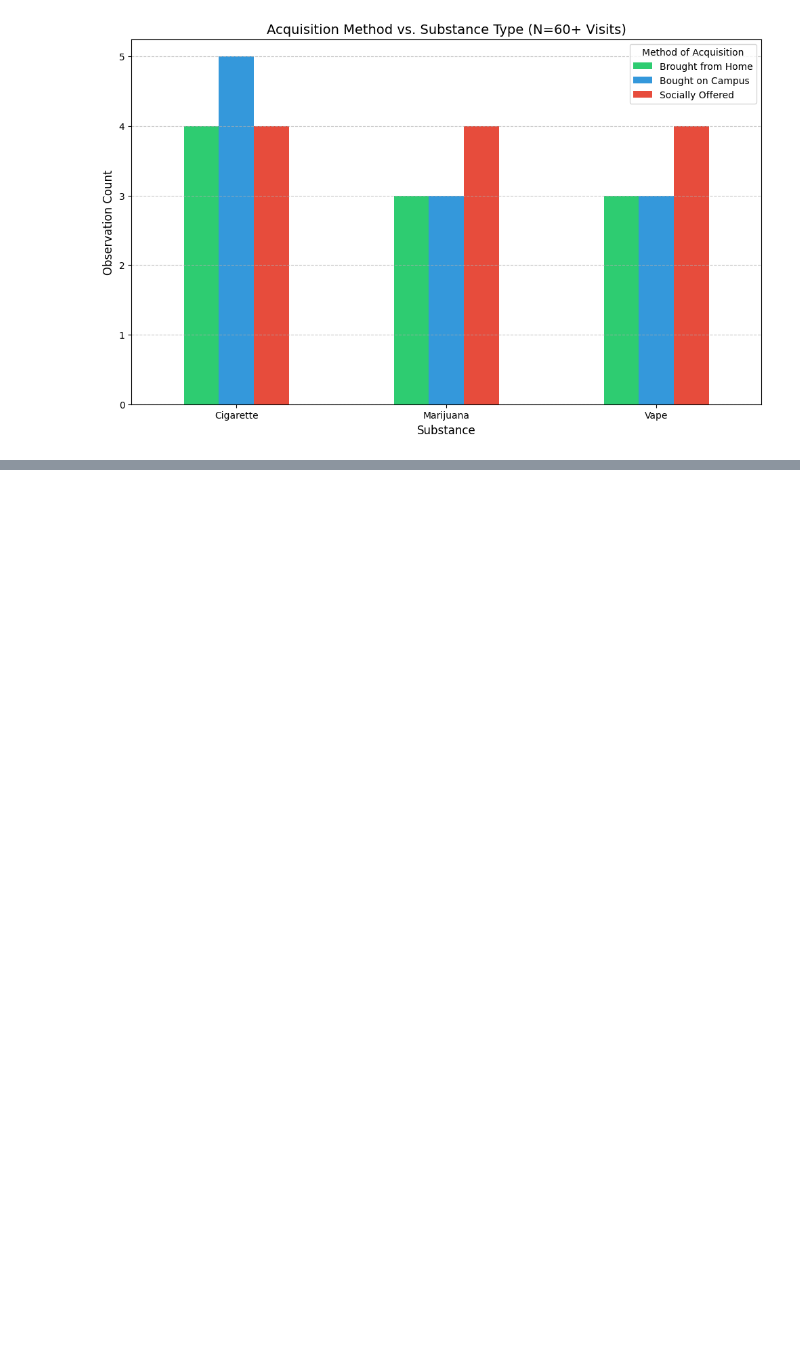
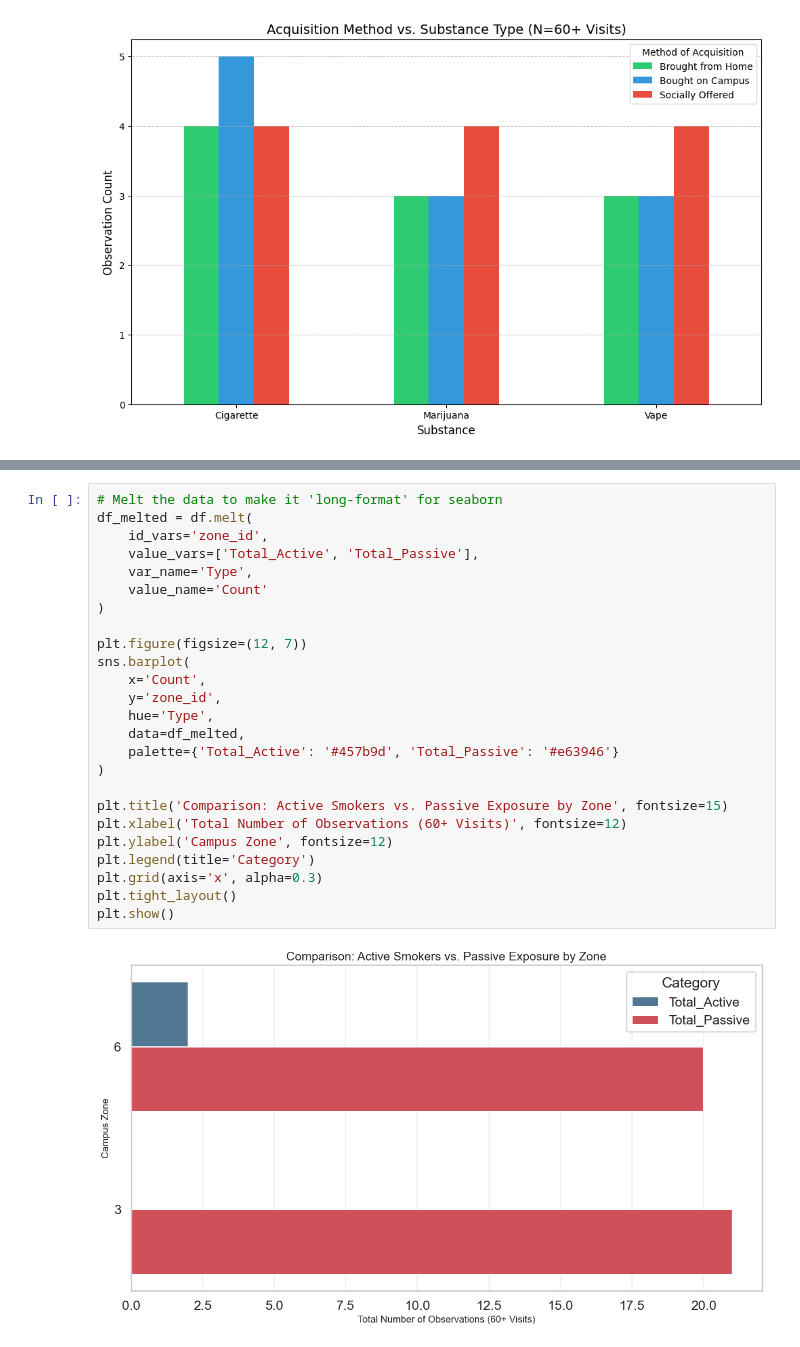
Before and after one commit to andresmg42/Analysis-POCUC-proyect, a Jupyter notebook: notebooks/analisis.ipynb, the cells around one changed output, grey strips where cells are left out. Drawn from its saved outputs; the diff is of its cells as text; blank space fills up the shorter version.

```diff
--- a/notebooks/analisis.ipynb
+++ b/notebooks/analisis.ipynb
@@ -1334,0 +1374,27 @@ plt.show()
+# %%
+# Melt the data to make it 'long-format' for seaborn
+df_melted = df.melt(
+    id_vars='zone_id',
+    value_vars=['Total_Active', 'Total_Passive'],
+    var_name='Type',
+    value_name='Count'
+)
+
+plt.figure(figsize=(12, 7))
+sns.barplot(
+    x='Count',
+    y='zone_id',
+    hue='Type',
+    data=df_melted,
+    palette={'Total_Active': '#457b9d', 'Total_Passive': '#e63946'}
+)
+
+plt.title('Comparison: Active Smokers vs. Passive Exposure by Zone', fontsize=15)
+plt.xlabel('Total Number of Observations (60+ Visits)', fontsize=12)
+plt.ylabel('Campus Zone', fontsize=12)
+plt.legend(title='Category')
+plt.grid(axis='x', alpha=0.3)
+plt.tight_layout()
+plt.show()
+# %% [output]
+[figure, added]
```
Also changed, not shown: parts of 14 cells of this notebook, 4 other files.
